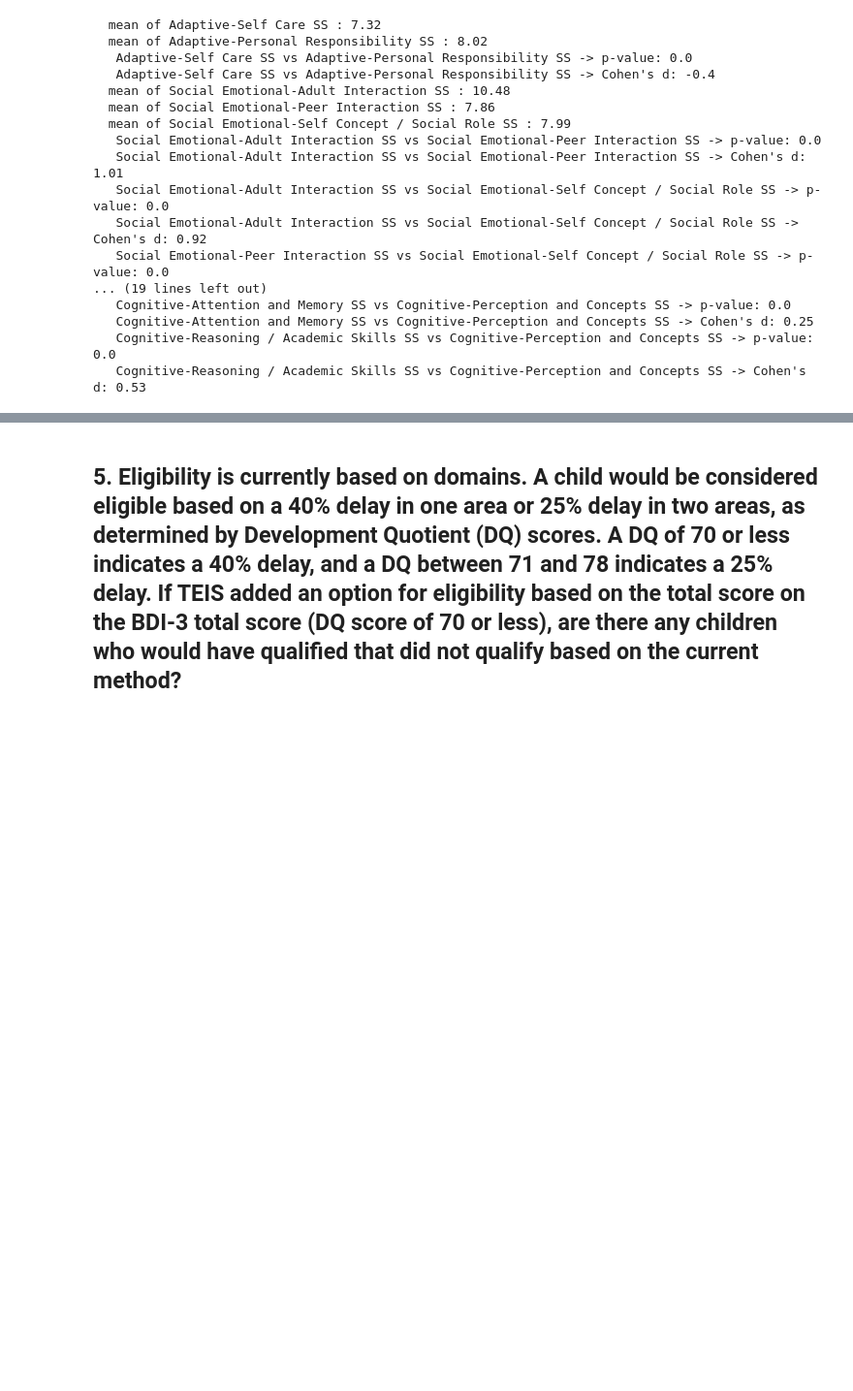
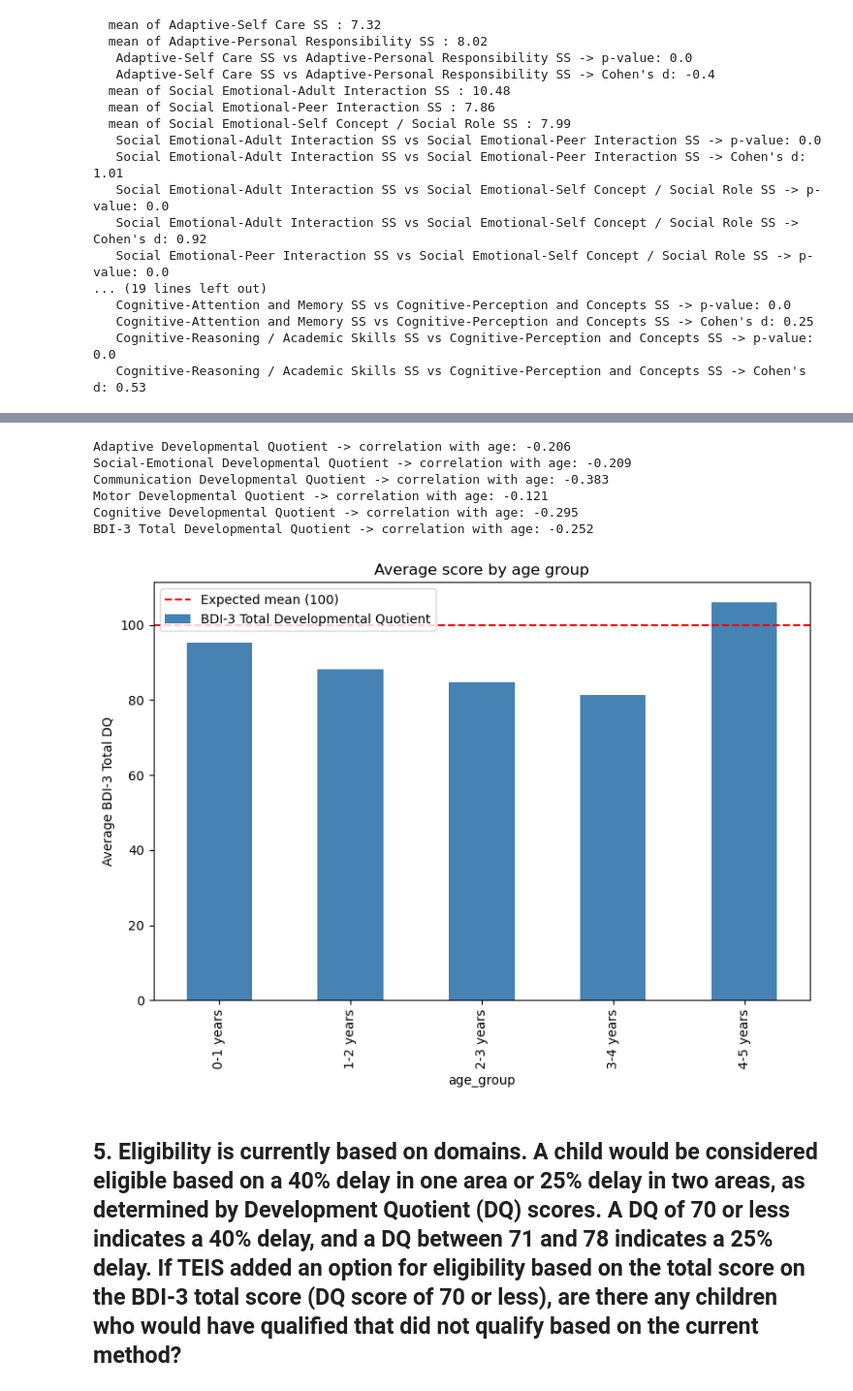
Before and after one commit to NSS-Data-Analytics-Cohort-17/partner-project-portugal, a Jupyter notebook: Angel_CBDI3-Project_2.ipynb, the cells around one changed output, grey strips where cells are left out. Shown at 97% size. Saved outputs shown, nothing was run; the diff lists cells and outputs as text; code cells hidden in the pictures; blank space fills up the shorter version.

```diff
--- a/Angel_CBDI3-Project_2.ipynb
+++ b/Angel_CBDI3-Project_2.ipynb
@@ -462,0 +465,11 @@ for domain in subdomains_per_domain:
+# %%
+testing_date_columns = []
+for col in df.columns:
+    if 'Date of Testing' in col:
+        testing_date_columns.append(col)
+
+df['test_date'] = df[testing_date_columns].min(axis=1)
+
+df['age_days'] = (df['test_date'] - df['Date of Birth']).dt.days
+df['age_months'] = df['age_days'] / 30.44
+print(df['age_months'].describe())
@@ -463,3 +486,32 @@ for domain in subdomains_per_domain:
+# %%
+score_columns = domain_columns + [total_column]
+
+for col in score_columns:
+    correlation = df['age_months'].corr(df[col])
+    print(col, "-> correlation with age:", round(correlation, 3))
+# %% [output]
+Adaptive Developmental Quotient -> correlation with age: -0.206
+Social-Emotional Developmental Quotient -> correlation with age: -0.209
+Communication Developmental Quotient -> correlation with age: -0.383
+Motor Developmental Quotient -> correlation with age: -0.121
+Cognitive Developmental Quotient -> correlation with age: -0.295
+BDI-3 Total Developmental Quotient -> correlation with age: -0.252
+# %%
+df['age_group'] = pd.cut(df['age_months'], bins=[0, 12, 24, 36, 48, 60],
+                          labels=['0-1 years', '1-2 years', '2-3 years', '3-4 years', '4-5 years'])
+
+average_by_age = df.groupby('age_group', observed=True)[total_column].mean()
+
+plt.figure(figsize=(8,6))
+average_by_age.plot(kind='bar', color='steelblue')
+plt.axhline(100, color='red', linestyle='--', label='Expected mean (100)')
+plt.ylabel('Average BDI-3 Total DQ')
+plt.title('Average score by age group')
+plt.legend()
+plt.tight_layout()
+plt.show()
+# %% [output]
+[figure, added]
 # %% [markdown]
 ## 5. Eligibility is currently based on domains. A child would be considered eligible based on a 40% delay in one area or 25% delay in two areas, as determined by Development Quotient (DQ) scores. A DQ of 70 or less indicates a 40% delay, and a DQ between 71 and 78 indicates a 25% delay. If TEIS added an option for eligibility based on the total score on the BDI-3 total score (DQ score of 70 or less), are there any children who would have qualified that did not qualify based on the current method?
 # %%
```
Also changed, not shown: parts of 15 cells of this notebook.
